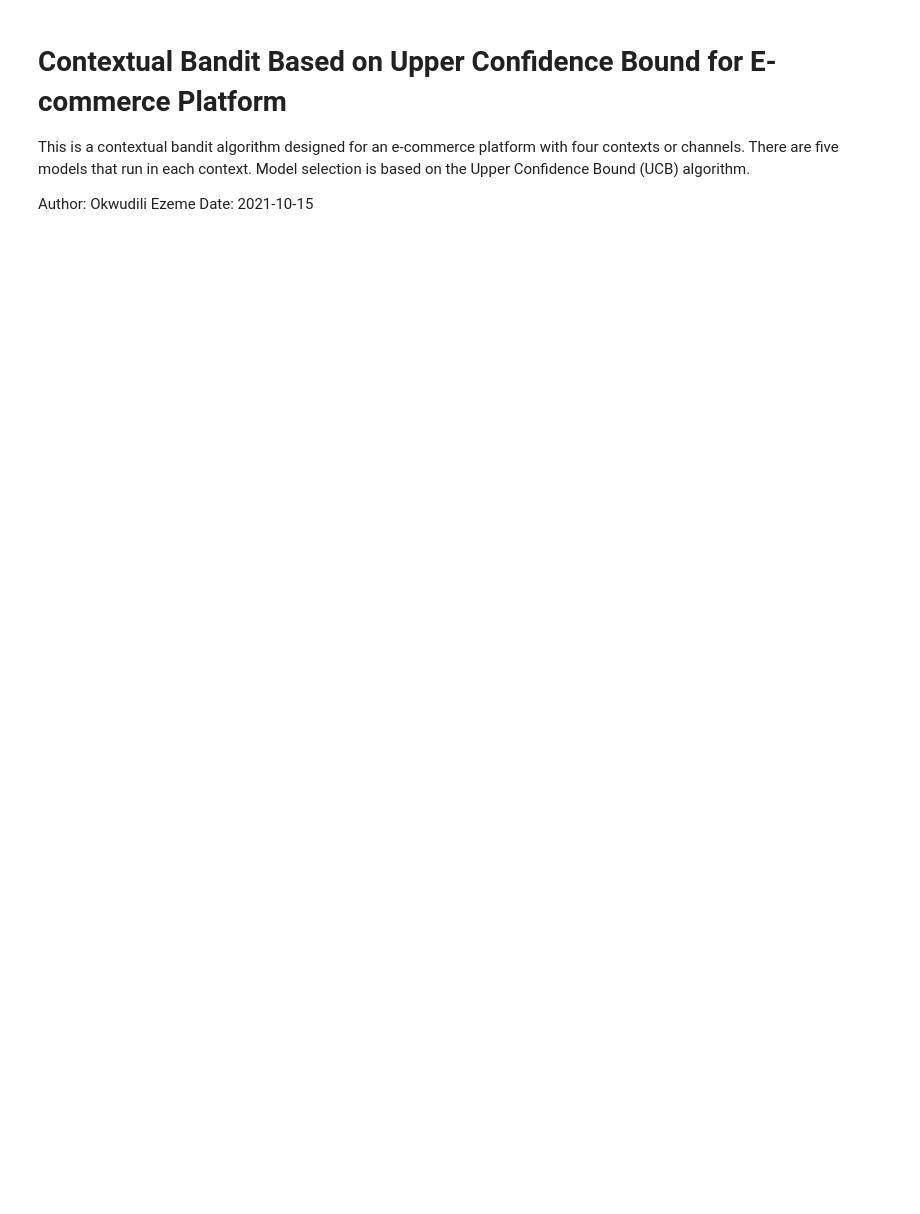
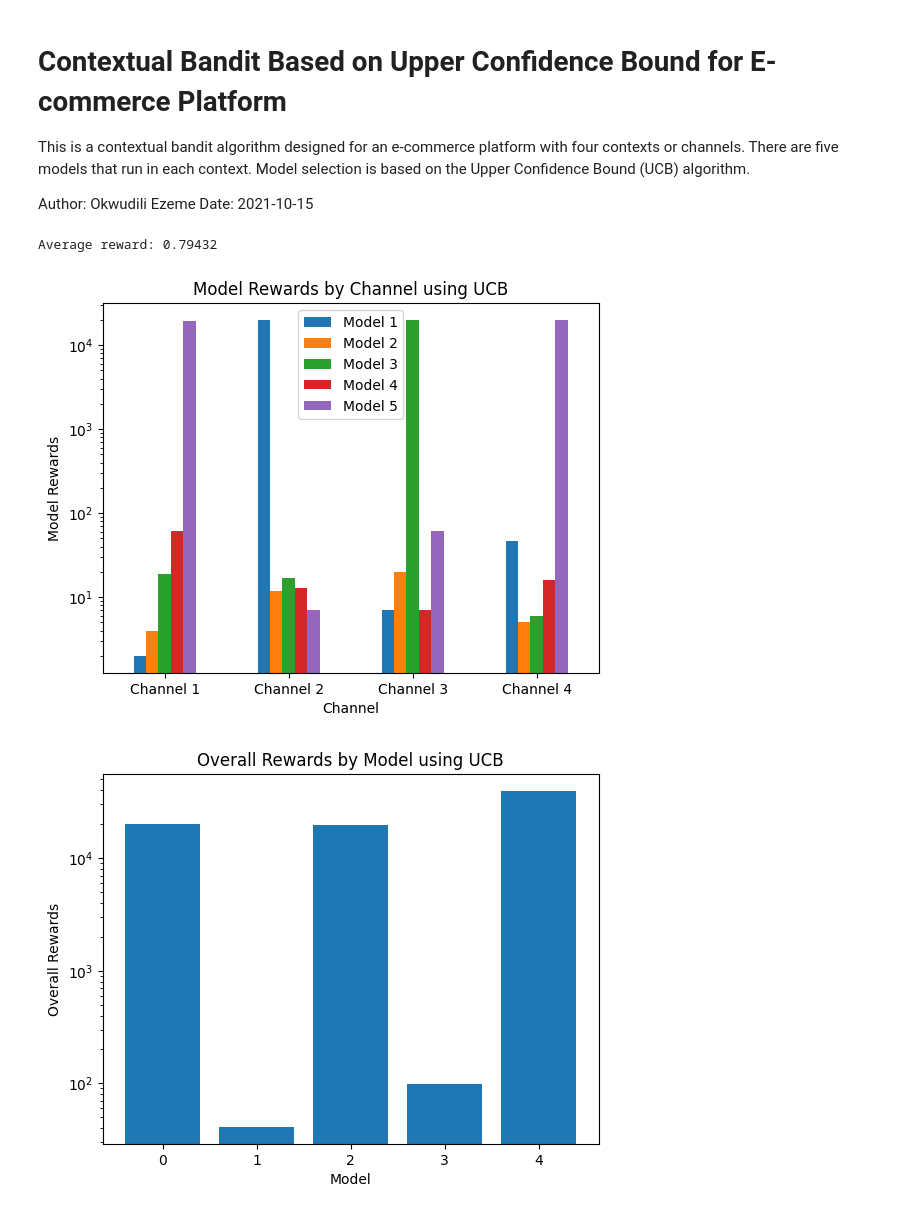
Before and after one commit to Tarbo/Reinforcement-Learning-tutorial, a Jupyter notebook: src/ucb_c_bandit.ipynb, the cells around one changed output. Drawn from its saved outputs; the diff is of its cells as text; code cells hidden in the pictures; blank space fills up the shorter version.

Commit message:
Added plots and refactored the code

```diff
--- a/src/ucb_c_bandit.ipynb
+++ b/src/ucb_c_bandit.ipynb
@@ -7,6 +7,8 @@ Author: Okwudili Ezeme
 Date: 2021-10-15
 # %%
 import numpy as np
+import pandas as pd
+import matplotlib.pyplot as plt
 
 class ContextualBandit:
     """A contextual bandit algorithm designed for an e-commerce platform with four contexts or channels.
@@ -17,6 +19,7 @@ class ContextualBandit:
         rewards (numpy.ndarray): A 2D array of rewards for each channel and model.
     """
     def __init__(self):
+        """Initializes the ContextualBandit class"""
         self.n_channels = 4
         self.n_models = 5
         self.rewards = np.array([[0.1, 0.2, 0.3, 0.4, 0.8],
@@ -40,72 +43,111 @@ class ContextualBandit:
             reward = 1
         return reward
 
+
 class UCB_Agent:
     """An implementation of the Upper Confidence Bound (UCB) algorithm.
 
     Attributes:
         n_models (int): The number of models to select from.
+        n_channels (int): The number of channels or contexts.
         model_counts (numpy.ndarray): An array of counts for each model.
+        model_counts_per_channel (numpy.ndarray): A 2D array of counts for each model and channel.
         model_rewards (numpy.ndarray): An array of rewards for each model.
         total_counts (int): The total number of counts across all models. This represents the number of recommendations viewed
+        total_counts_per_channel (numpy.ndarray): An array of counts for each channel.
+        model_rewards_per_channel (numpy.ndarray): A 2D array of rewards for each model and channel.
     """
-    def __init__(self, n_models):
+    def __init__(self, n_models, n_channels):
+        """Initializes the UCB_Agent class
+
+        Args:
+            n_models (int): The number of models to select from.
+            n_channels (int): The number of channels or contexts.
+        """
         self.n_models = n_models
+        self.n_channels = n_channels
         self.model_counts = np.zeros(n_models)
+        self.model_counts_per_channel = np.zeros((n_channels, n_models))
         self.model_rewards = np.zeros(n_models)
         self.total_counts = 0
-        self.channel_model_rewards = np.zeros((4, 5))
+        self.total_counts_per_channel= np.zeros(n_channels)
+        self.model_rewards_per_channel = np.zeros((n_channels, n_models))
 
-    def select_model(self, channel_rewards):
+    def select_model(self, channel, bandit):
         """Select the best model based on the UCB algorithm.
 
         Args:
-            channel_rewards (numpy.ndarray): An array of rewards for each model in the current channel.
+            channel (int): The channel or context.
+            bandit (ContextualBandit): The contextual bandit to train.
 
         Returns:
             int: The index of the selected model.
         """
         ucb_values = np.zeros(self.n_models)
         for i in range(self.n_models):
-            # Explore a model if it has not been selected before by setting the UCB value to infinity.
-            if self.model_counts[i] == 0:
+            if self.model_counts_per_channel[channel,i] == 0:
+                # Explore a model if it has not been selected before by setting the UCB value to infinity.
                 ucb_values[i] = np.inf
             else:
-                average_reward = self.channel_model_rewards[:, i].sum() / self.model_counts[i]
-                exploration = np.sqrt(2 * np.log(self.total_counts) / self.model_counts[i])
+                average_reward = self.model_rewards_per_channel[channel,i] / self.model_counts_per_channel[channel,i]
+                # Explore more for models with low selection counts.
+                exploration = np.sqrt(2 * np.log(self.total_counts_per_channel[channel]) / self.model_counts_per_channel[channel,i])
                 ucb_values[i] = average_reward + exploration
         model = np.argmax(ucb_values)
         self.model_counts[model] += 1
+        self.model_counts_per_channel[channel, model] += 1
         self.total_counts += 1
-        reward = channel_rewards[model]
+        self.total_counts_per_channel[channel] += 1
+        reward = bandit.get_reward(channel, model)
         self.model_rewards[model] += reward
-        self.channel_model_rewards[:, model] += channel_rewards
+        self.model_rewards_per_channel[channel, model] += reward
         return model
 
 def train_bandit(bandit, ucb, epochs):
     """Train the contextual bandit using the UCB algorithm.
 
     Args:
         bandit (ContextualBandit): The contextual bandit to train.
         ucb (UCB_Agent): The UCB algorithm to use for model selection.
         epochs (int): The number of training epochs.
 
     Returns:
         numpy.ndarray: An array of rewards for each epoch.
     """
     rewards = np.zeros(epochs)
     for i in range(epochs):
         channel = np.random.randint(bandit.n_channels)
-        model = ucb.select_model(bandit.rewards[channel])
+        model = ucb.select_model(channel, bandit)
         reward = bandit.get_reward(channel, model)
-        ucb.model_rewards[model] += reward
-        ucb.model_counts[model] += 1
-        ucb.channel_model_rewards[channel, model] += reward
         rewards[i] = reward
     return rewards
 
 if __name__ == '__main__':
     bandit = ContextualBandit()
-    ucb = UCB_Agent(bandit.n_models)
+    ucb = UCB_Agent(bandit.n_models, bandit.n_channels)
     rewards = train_bandit(bandit, ucb, 100000)
     print('Average reward:', np.mean(rewards))
+
+    # create a dataframe with model rewards and group by channel
+    df = pd.DataFrame(ucb.model_rewards_per_channel, columns=['Model 1', 'Model 2', 'Model 3', 'Model 4', 'Model 5'])
+    df['Channel'] = ['Channel 1', 'Channel 2', 'Channel 3', 'Channel 4']
+    df = df.set_index('Channel')
+
+    df.plot(kind='bar', rot=0)
+    plt.xlabel('Channel')
+    plt.ylabel('Model Rewards')
+    plt.title('Model Rewards by Channel using UCB')
+    plt.yscale('log')
+
+    # create a bar chart of the overall rewards for each model
+    plt.figure()
+    plt.bar(range(ucb.n_models), ucb.model_rewards)
+    plt.xlabel('Model')
+    plt.ylabel('Overall Rewards')
+    plt.title('Overall Rewards by Model using UCB')
+    plt.yscale('log')
+    plt.show()
+# %% [output]
+Average reward: 0.79432
+[figure, added]
+[figure, added]
```
